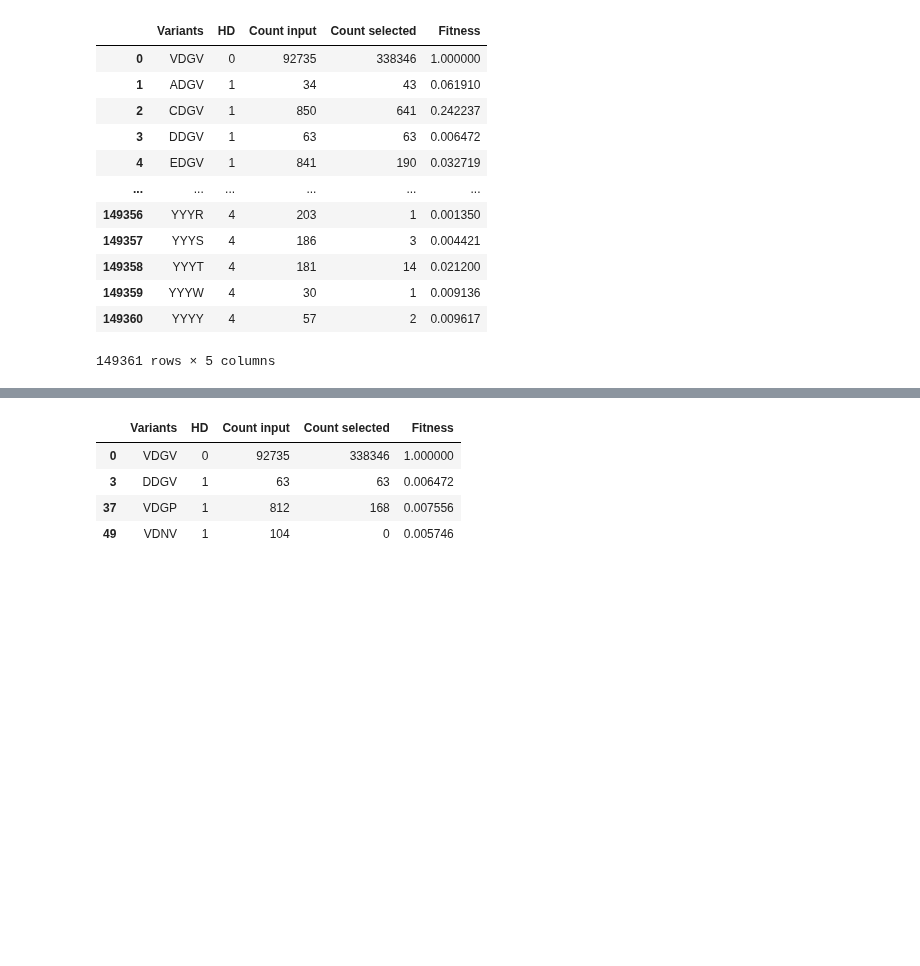
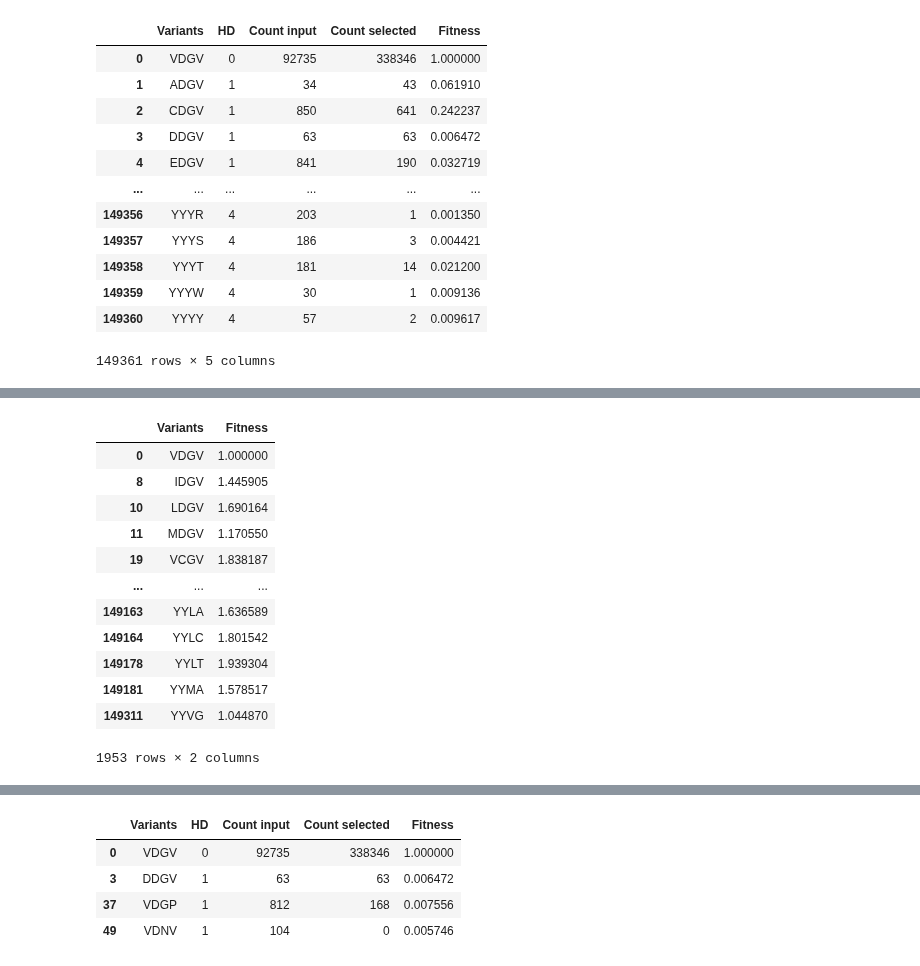
Before and after one commit to soldatmat/PELLM, a Jupyter notebook: code/llm/sandbox.ipynb, the cells around one changed output, grey strips where cells are left out. Saved outputs shown, nothing was run; the diff lists cells and outputs as text; code cells hidden in the pictures; blank space fills up the shorter version.

```diff
--- a/code/llm/sandbox.ipynb
+++ b/code/llm/sandbox.ipynb
@@ -22,0 +44,19 @@ df
+# %%
+#df["Variants"]
+#len(df)
+df_bin = df.loc[(df["Fitness"] >= 1.0) & (df["Fitness"] < 2.0)]
+df_bin[["Variants", "Fitness"]]
+# %% [output]
+|  | Variants | Fitness |
+| 0 | VDGV | 1.000000 |
+| 8 | IDGV | 1.445905 |
+| 10 | LDGV | 1.690164 |
+| 11 | MDGV | 1.170550 |
+| 19 | VCGV | 1.838187 |
+| ... | ... | ... |
+| 149163 | YYLA | 1.636589 |
+| 149164 | YYLC | 1.801542 |
+| 149178 | YYLT | 1.939304 |
+| 149181 | YYMA | 1.578517 |
+| 149311 | YYVG | 1.044870 |
+1953 rows × 2 columns
```
Also changed, not shown: parts of 4 cells of this notebook, 4 other files.
